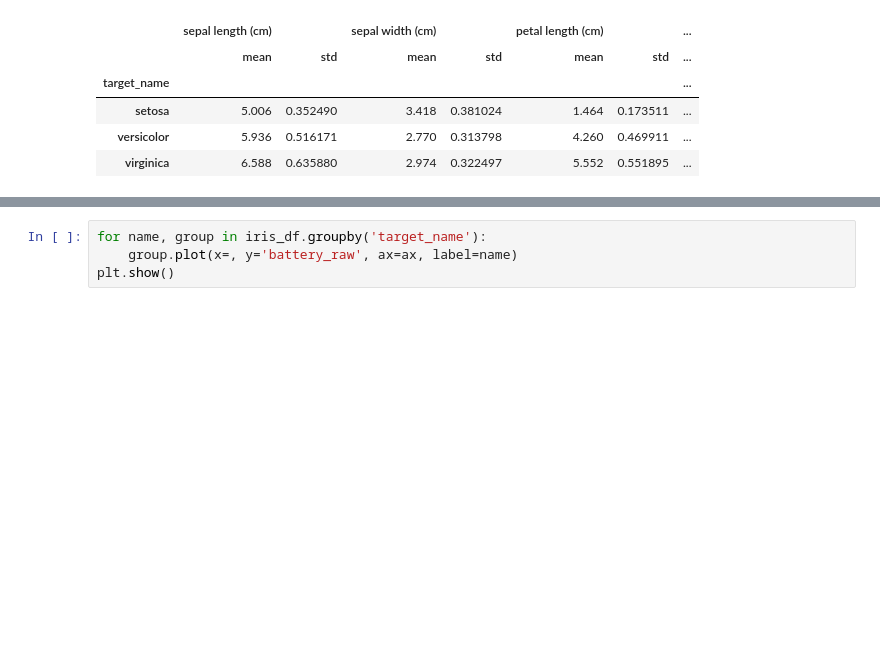
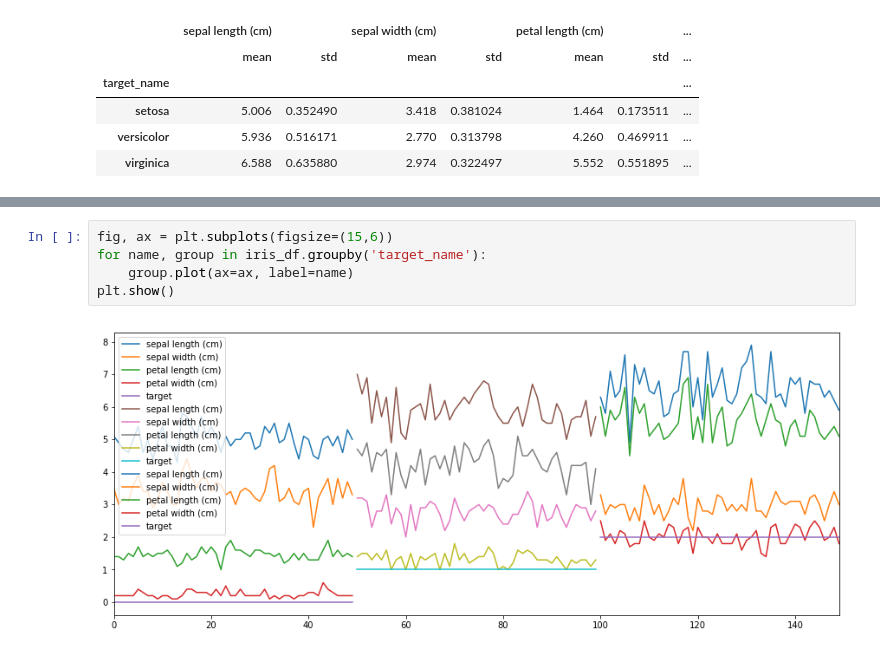
Before and after one commit to MariusHerget/exercise-students-2018, a Jupyter notebook: 02_Python/02_Python.ipynb, the cells around one changed output, grey strips where cells are left out. Saved outputs shown, nothing was run; the diff lists cells and outputs as text; blank space fills up the shorter version.

Commit message:
new plot

```diff
--- a/02_Python/02_Python.ipynb
+++ b/02_Python/02_Python.ipynb
@@ -98,4 +98,7 @@ iris_df.groupby(['target_name']).agg(['mean', 'std']).plot(ax=ax)
 # %%
+fig, ax = plt.subplots(figsize=(15,6))
 for name, group in iris_df.groupby('target_name'):
-    group.plot(x=, y='battery_raw', ax=ax, label=name)
+    group.plot(ax=ax, label=name)
 plt.show()
+# %% [output]
+[figure, added]
```
Also changed, not shown: parts of 2 cells of this notebook.
